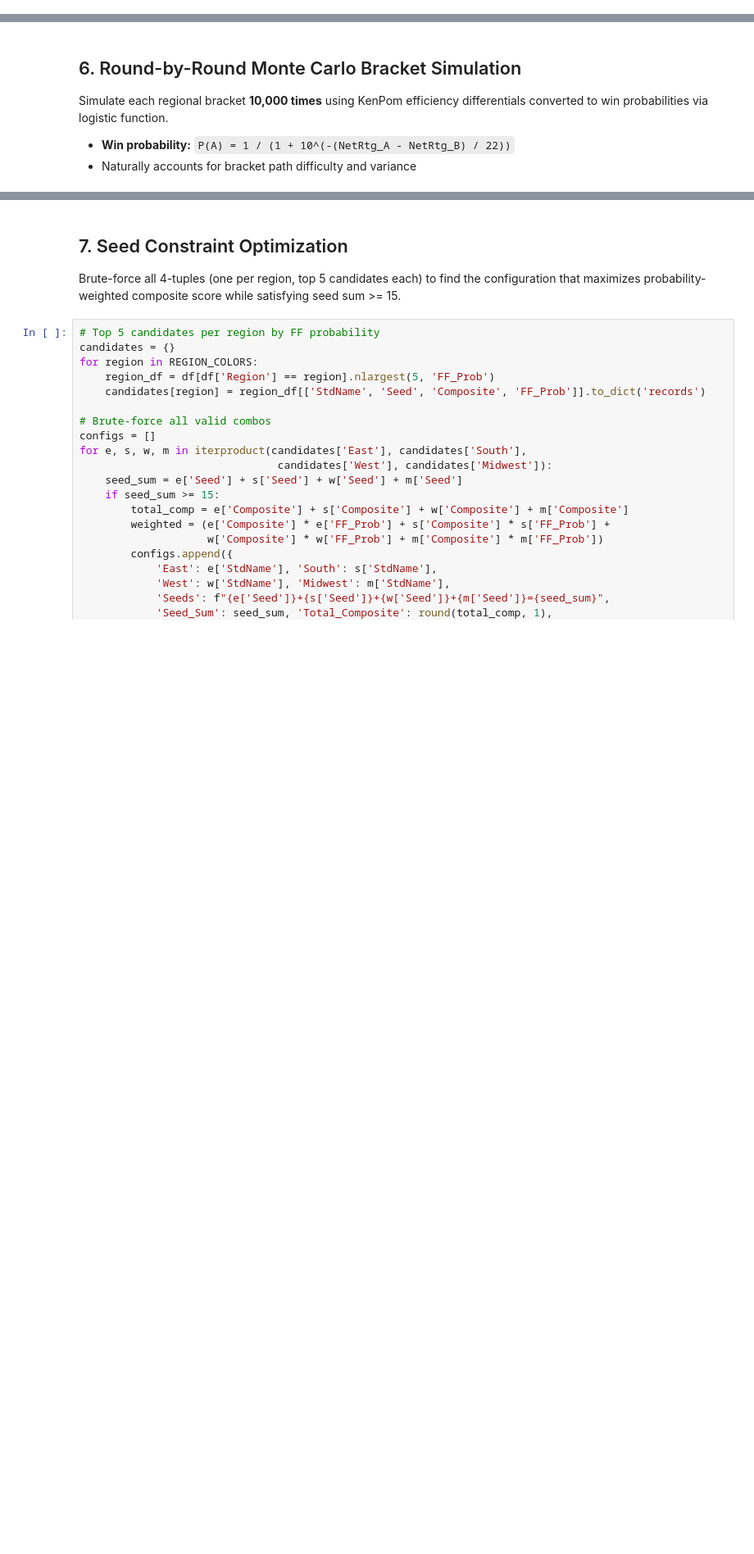
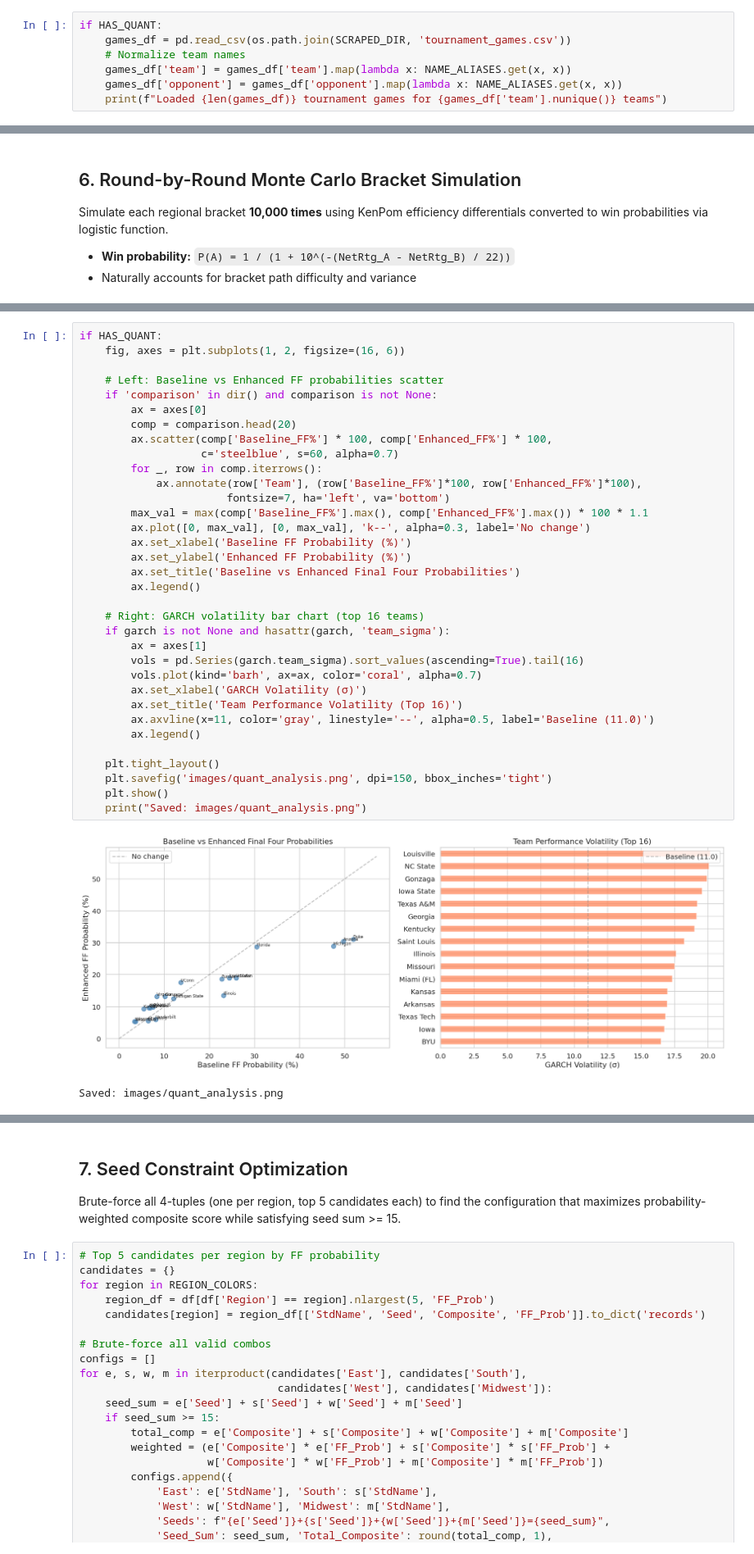
Before and after one commit to max-miller1204/march-madness-analytics, a Jupyter notebook: final_four_analysis.ipynb, the cells around one changed output, grey strips where cells are left out. Shown at 82% size. Saved outputs shown, nothing was run; the diff lists cells and outputs as text; blank space fills up the shorter version.

```diff
--- a/final_four_analysis.ipynb
+++ b/final_four_analysis.ipynb
@@ -316,0 +351,7 @@ print(f'\nInjury data: {"available" if has_injuries else "not available (using u
+# %%
+if HAS_QUANT:
+    games_df = pd.read_csv(os.path.join(SCRAPED_DIR, 'tournament_games.csv'))
+    # Normalize team names
+    games_df['team'] = games_df['team'].map(lambda x: NAME_ALIASES.get(x, x))
+    games_df['opponent'] = games_df['opponent'].map(lambda x: NAME_ALIASES.get(x, x))
+    print(f"Loaded {len(games_df)} tournament games for {games_df['team'].nunique()} teams")
@@ -510,3 +739,40 @@ df['FF_Prob'] = df['StdName'].map(ff_map).fillna(0)
+# %%
+if HAS_QUANT:
+    fig, axes = plt.subplots(1, 2, figsize=(16, 6))
+
+    # Left: Baseline vs Enhanced FF probabilities scatter
+    if 'comparison' in dir() and comparison is not None:
+        ax = axes[0]
+        comp = comparison.head(20)
+        ax.scatter(comp['Baseline_FF%'] * 100, comp['Enhanced_FF%'] * 100,
+                   c='steelblue', s=60, alpha=0.7)
+        for _, row in comp.iterrows():
+            ax.annotate(row['Team'], (row['Baseline_FF%']*100, row['Enhanced_FF%']*100),
+                       fontsize=7, ha='left', va='bottom')
+        max_val = max(comp['Baseline_FF%'].max(), comp['Enhanced_FF%'].max()) * 100 * 1.1
+        ax.plot([0, max_val], [0, max_val], 'k--', alpha=0.3, label='No change')
+        ax.set_xlabel('Baseline FF Probability (%)')
+        ax.set_ylabel('Enhanced FF Probability (%)')
+        ax.set_title('Baseline vs Enhanced Final Four Probabilities')
+        ax.legend()
+
+    # Right: GARCH volatility bar chart (top 16 teams)
+    if garch is not None and hasattr(garch, 'team_sigma'):
+        ax = axes[1]
+        vols = pd.Series(garch.team_sigma).sort_values(ascending=True).tail(16)
+        vols.plot(kind='barh', ax=ax, color='coral', alpha=0.7)
+        ax.set_xlabel('GARCH Volatility (σ)')
+        ax.set_title('Team Performance Volatility (Top 16)')
+        ax.axvline(x=11, color='gray', linestyle='--', alpha=0.5, label='Baseline (11.0)')
+        ax.legend()
+
+    plt.tight_layout()
+    plt.savefig('images/quant_analysis.png', dpi=150, bbox_inches='tight')
+    plt.show()
+    print("Saved: images/quant_analysis.png")
+# %% [output]
+[figure, added]
+Saved: images/quant_analysis.png
 # %%
 # --- PCA Diagnostic: 10-feature correlation analysis ---
 feature_cols = ['n_NetRtg', 'n_ORtg', 'n_DRtg', 'n_NET']
```
Also changed, not shown: parts of 27 cells of this notebook, 7 other files.
